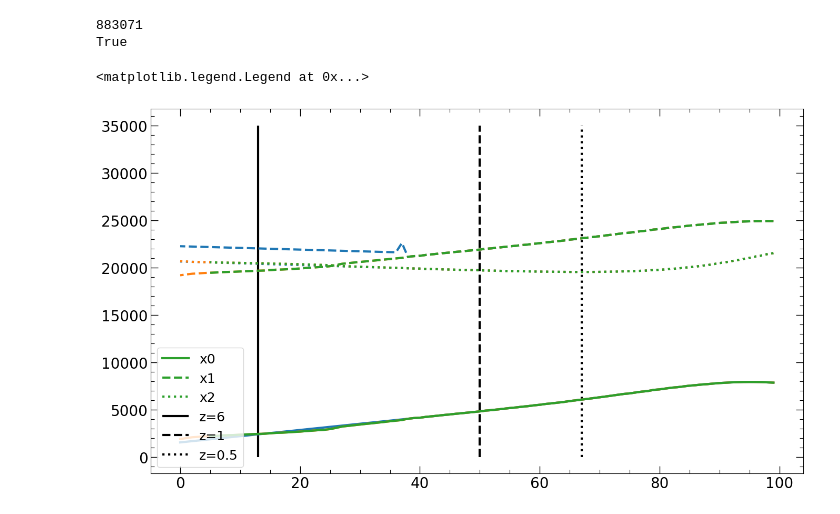
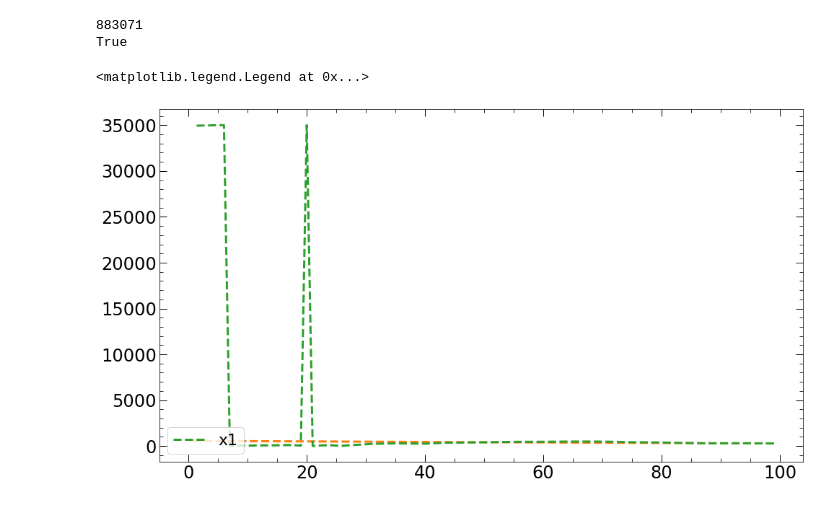
Before and after one commit to nelson-group/Ole_insitu_stars, a Jupyter notebook: treework_alternative.ipynb, the cells around one changed output. Saved outputs shown, nothing was run; the diff lists cells and outputs as text; code cells hidden in the pictures.

```diff
--- a/treework_alternative.ipynb
+++ b/treework_alternative.ipynb
@@ -345,11 +345,14 @@ extrapolated snaps:  [5 4 3 2 1 0]
 CPU times: user 1min 28s, sys: 7.76 s, total: 1min 36s
 Wall time: 2min 2s
 # %%
+sim = 'TNG50-1'
+basePath='/virgotng/universe/IllustrisTNG/' + sim + '/output'
+
 f = h5py.File('files/' + basePath[32:39] + '/SubhaloPosAtAllSnaps_extrapolated.hdf5','r')
 g = h5py.File('files/' + basePath[32:39] + '/SubhaloPos_new_extrapolated.hdf5','r')
 is_extrapolated = g['is_extrapolated'][:]
 print(np.where(is_extrapolated == False)[0].shape[0])
-sub_id = 1000#167392#167392#632099#454171
+sub_id = 167392#167392#632099#454171
 sub_pos_old = f['SubhaloPos'][sub_id,:,:]
 sub_pos_new = g['SubhaloPos'][sub_id,:,:]
 
@@ -364,25 +367,26 @@ g.close()
 True
 # %%
 snaps = np.arange(99,-1,-1)
-plt.plot(snaps, sub_pos_old[:,0], color = 'tab:blue', linestyle = 'solid')
-plt.plot(snaps, sub_pos_old[:,1], color = 'tab:blue', linestyle = 'dashed')
-plt.plot(snaps, sub_pos_old[:,2], color = 'tab:blue', linestyle = 'dotted')
+fig, ax = plt.subplots(1,1,figsize = (16,9))
+# plt.plot(snaps, sub_pos_old[:,0], color = 'tab:blue', linestyle = 'solid')
+# plt.plot(snaps, sub_pos_old[:,1], color = 'tab:blue', linestyle = 'dashed')
+# plt.plot(snaps, sub_pos_old[:,2], color = 'tab:blue', linestyle = 'dotted')
 
-plt.plot(snaps, sub_pos_new[:,0], color = 'tab:orange', linestyle = 'solid')
+# plt.plot(snaps, sub_pos_new[:,0], color = 'tab:orange', linestyle = 'solid')
 plt.plot(snaps, sub_pos_new[:,1], color = 'tab:orange', linestyle = 'dashed')
-plt.plot(snaps, sub_pos_new[:,2], color = 'tab:orange', linestyle = 'dotted')
+# plt.plot(snaps, sub_pos_new[:,2], color = 'tab:orange', linestyle = 'dotted')
 
 count = reference.shape[0]
-plt.plot(snaps[:count], reference[:,0], color = 'tab:green', linestyle = 'solid', label = 'x0')
+# plt.plot(snaps[:count], reference[:,0], color = 'tab:green', linestyle = 'solid', label = 'x0')
 plt.plot(snaps[:count], reference[:,1], color = 'tab:green', linestyle = 'dashed', label = 'x1')
-plt.plot(snaps[:count], reference[:,2], color = 'tab:green', linestyle = 'dotted', label = 'x2')
+# plt.plot(snaps[:count], reference[:,2], color = 'tab:green', linestyle = 'dotted', label = 'x2')
 
-plt.vlines(13, 0, 35000, color = 'black', label = 'z=6')
-plt.vlines(50, 0, 35000, color = 'black', linestyle = 'dashed', label = 'z=1')
-plt.vlines(67, 0, 35000, color = 'black', linestyle = 'dotted', label = 'z=0.5')
+# plt.vlines(13, 0, 35000, color = 'black', label = 'z=6')
+# plt.vlines(50, 0, 35000, color = 'black', linestyle = 'dashed', label = 'z=1')
+# plt.vlines(67, 0, 35000, color = 'black', linestyle = 'dotted', label = 'z=0.5')
 plt.legend(loc = 'lower left')
 #plt.savefig('pics/tmp.pdf', format = 'pdf')
 # %% [output]
 <matplotlib.legend.Legend at 0x...>
-[figure, old version]
+[figure, new version]
 # %%
```
Also changed, not shown: parts of 1 cell of this notebook.
